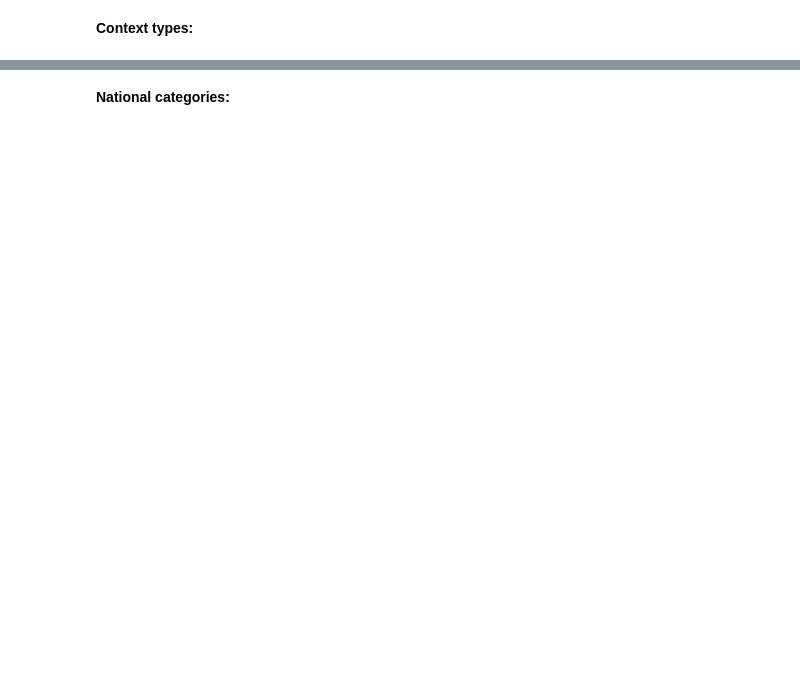
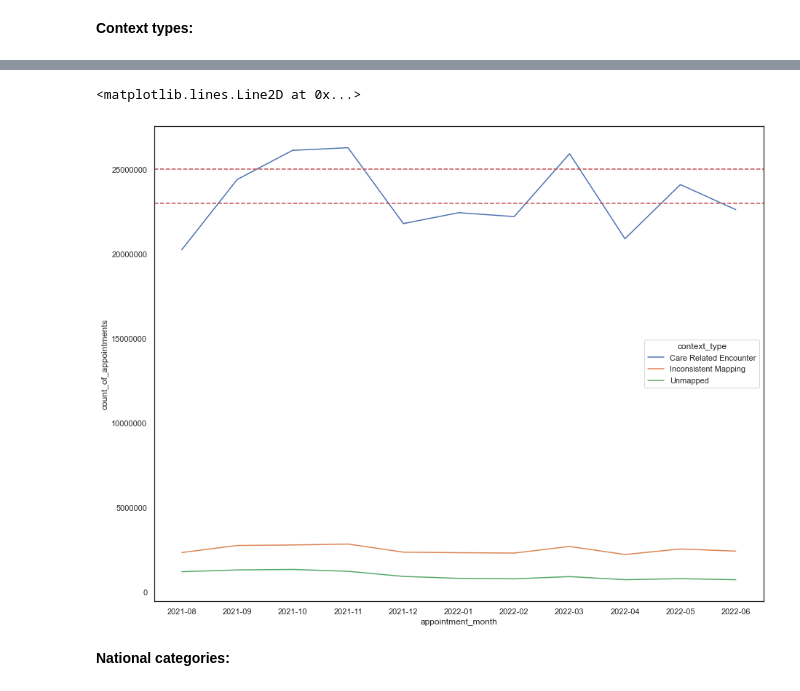
Before and after one commit to mikebenas/LSE_DA_NHS_analysis, a Jupyter notebook: Benas_Mike_DA201_Assignment_Notebook.ipynb, the cells around one changed output, grey strips where cells are left out. Drawn from its saved outputs; the diff is of its cells as text; code cells hidden in the pictures; blank space fills up the shorter version.

Commit message:
Finished week 4

```diff
--- a/Benas_Mike_DA201_Assignment_Notebook.ipynb
+++ b/Benas_Mike_DA201_Assignment_Notebook.ipynb
@@ -519,7 +570,15 @@ Create three visualisations indicating the number of appointments per month for
 # %% [markdown]
 **Context types:**
 # %%
-# Create a separate data set that can be used in future weeks.
-
+# Aggregate the appointments per month and determine the sum of the appointments per month.
+#Create a new DataFrame (e.g. nc_ss).
+#Use the groupby() function to group the monthly appointments and service settings for the nc DataFrame.
+#Calculate the total number of appointments (sum). (Hint: Remember to reset the index.)
+nc_ct = nc.drop(columns=['appointment_date', 'icb_ons_code', 'sub_icb_location_name'])\
+   .loc[:,['context_type','appointment_month','count_of_appointments']]\
+   .groupby(['context_type','appointment_month'])\
+   .sum()\
+   .reset_index ()
 
 # View output.
+nc_ct
@@ -526,6 +603,15 @@ Create three visualisations indicating the number of appointments per month for
 # %%
 # Plot the appointments over the available date range, and review the context types for months.
 # Create a lineplot.
+sns.lineplot(x='appointment_month', y='count_of_appointments', hue='context_type', data=nc_ct, ci=None, )
+plt.ticklabel_format(style='plain', axis='y')
+plt.show
+# Add annotation lines.
+plt.axhline(y=25000000, color='r', linestyle='--')
+plt.axhline(y=23000000, color='r', linestyle='--')
+# %% [output]
+<matplotlib.lines.Line2D at 0x...>
+[figure, added]
 # %% [markdown]
 **National categories:**
 # %%
```
Also changed, not shown: parts of 9 cells of this notebook.
